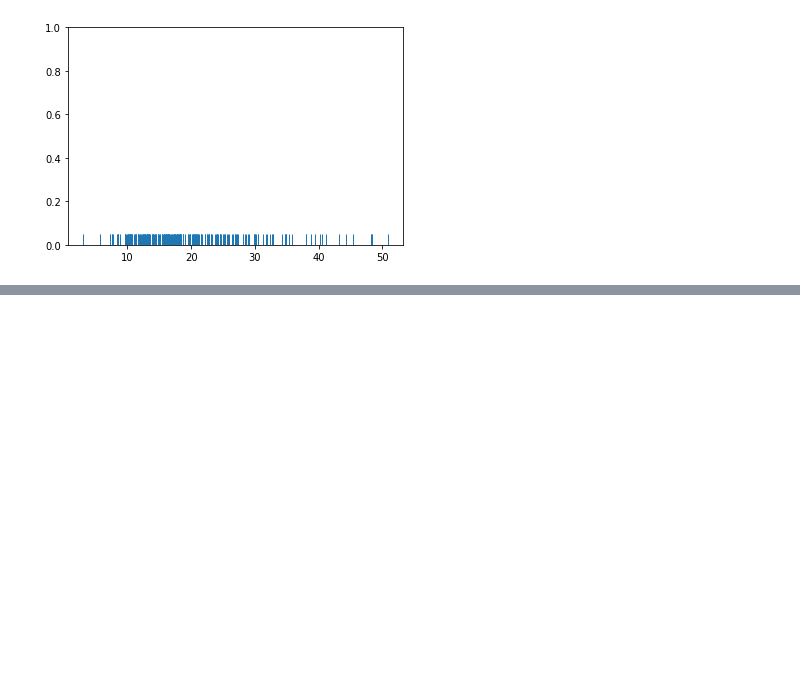
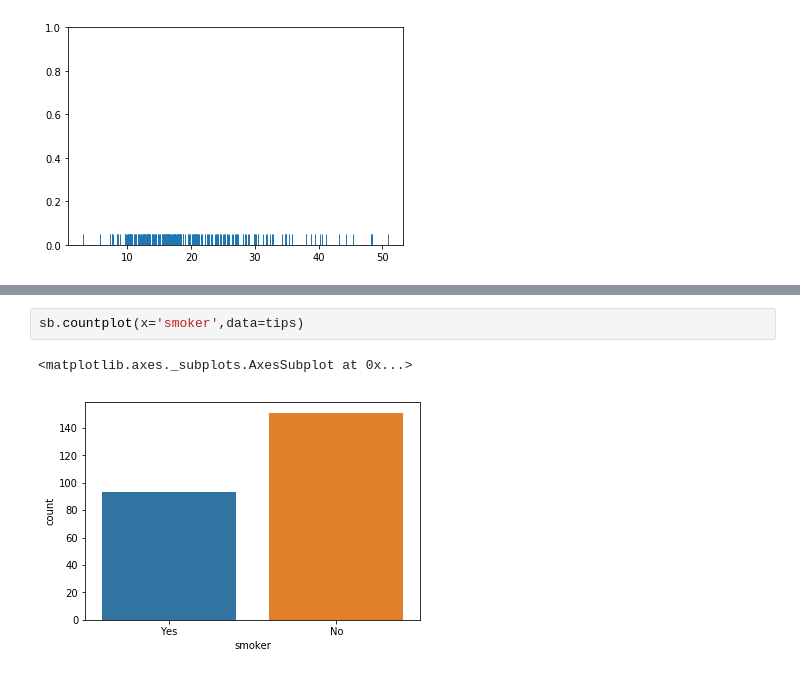
Before and after one commit to codingblondie/udemypython, a Jupyter notebook: files/Seaborn_beg.ipynb, the cells around one changed output, grey strips where cells are left out. Drawn from its saved outputs; the diff is of its cells as text; blank space fills up the shorter version.

```diff
--- a/files/Seaborn_beg.ipynb
+++ b/files/Seaborn_beg.ipynb
@@ -54,0 +66,5 @@ sb.rugplot(tips['total_bill'])
+# %%
+sb.countplot(x='smoker',data=tips)
+# %% [output]
+<matplotlib.axes._subplots.AxesSubplot at 0x...>
+[figure, added]
```
Also changed, not shown: parts of 6 cells of this notebook.
